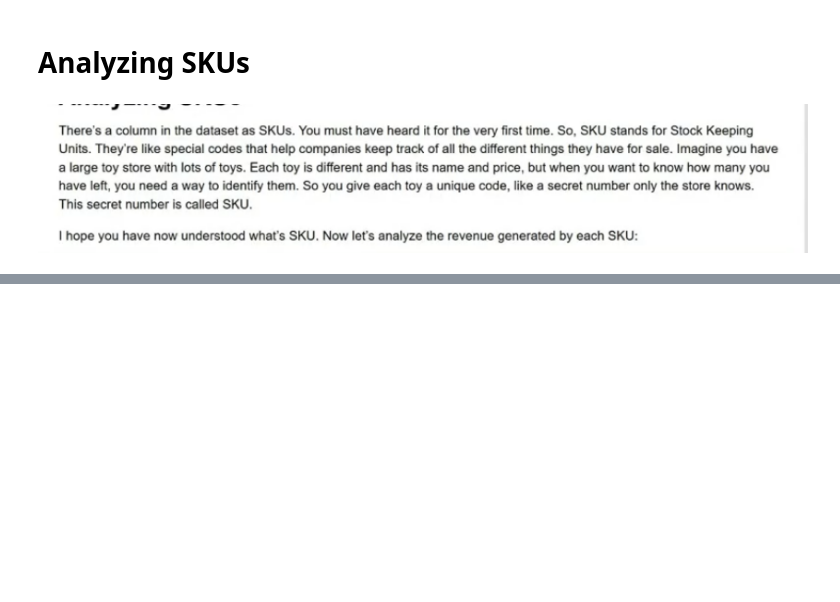
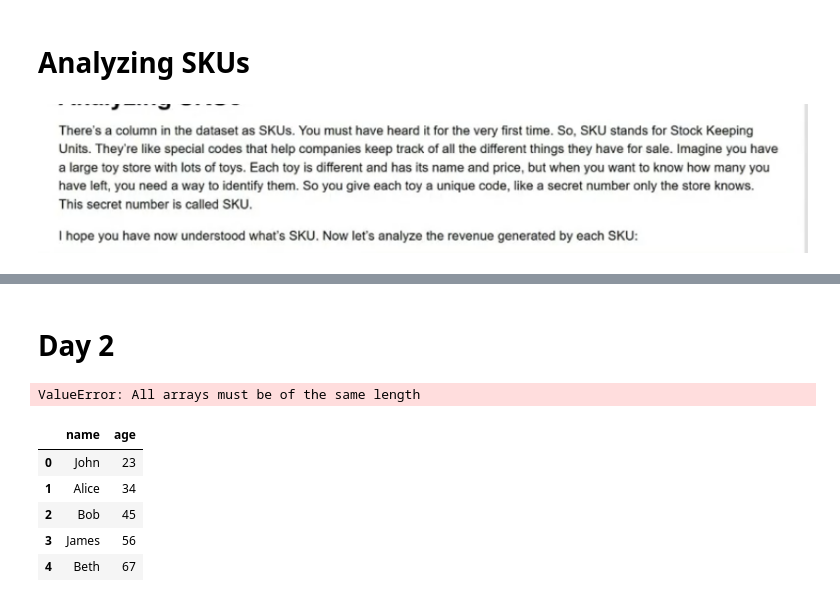
Before and after one commit to ashutosh414/Python-from-beginning, a Jupyter notebook: Day033_Project.ipynb, the cells around one changed output, grey strips where cells are left out. Saved outputs shown, nothing was run; the diff lists cells and outputs as text; code cells hidden in the pictures; blank space fills up the shorter version.

```diff
--- a/Day033_Project.ipynb
+++ b/Day033_Project.ipynb
@@ -99,0 +169,2 @@ revenue_chart.show()
+# %% [markdown]
+# Day 2
@@ -99,0 +178,14 @@ revenue_chart.show()
+# %%
+df1=pd.DataFrame(d1)
+df2=pd.DataFrame(d2)
+# %% [output]
+ValueError: All arrays must be of the same length
+# %%
+df1
+# %% [output]
+|  | name | age |
+| 0 | John | 23 |
+| 1 | Alice | 34 |
+| 2 | Bob | 45 |
+| 3 | James | 56 |
+| 4 | Beth | 67 |
```
Also changed, not shown: parts of 25 cells of this notebook.
